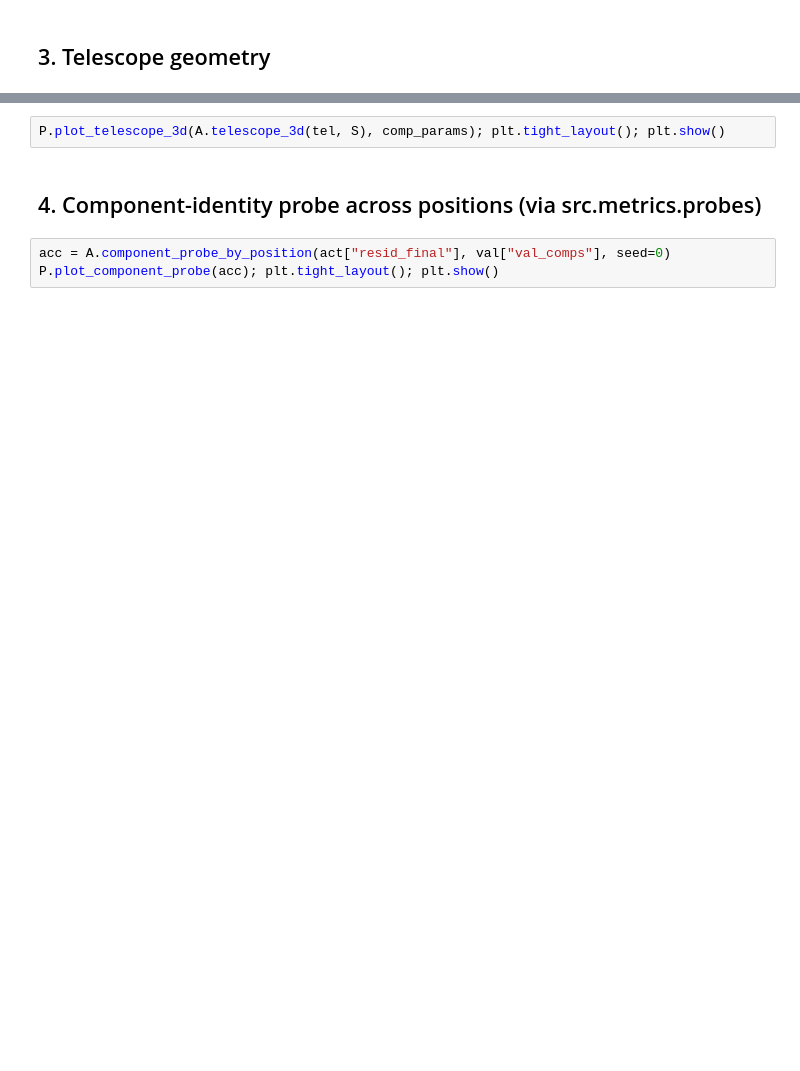
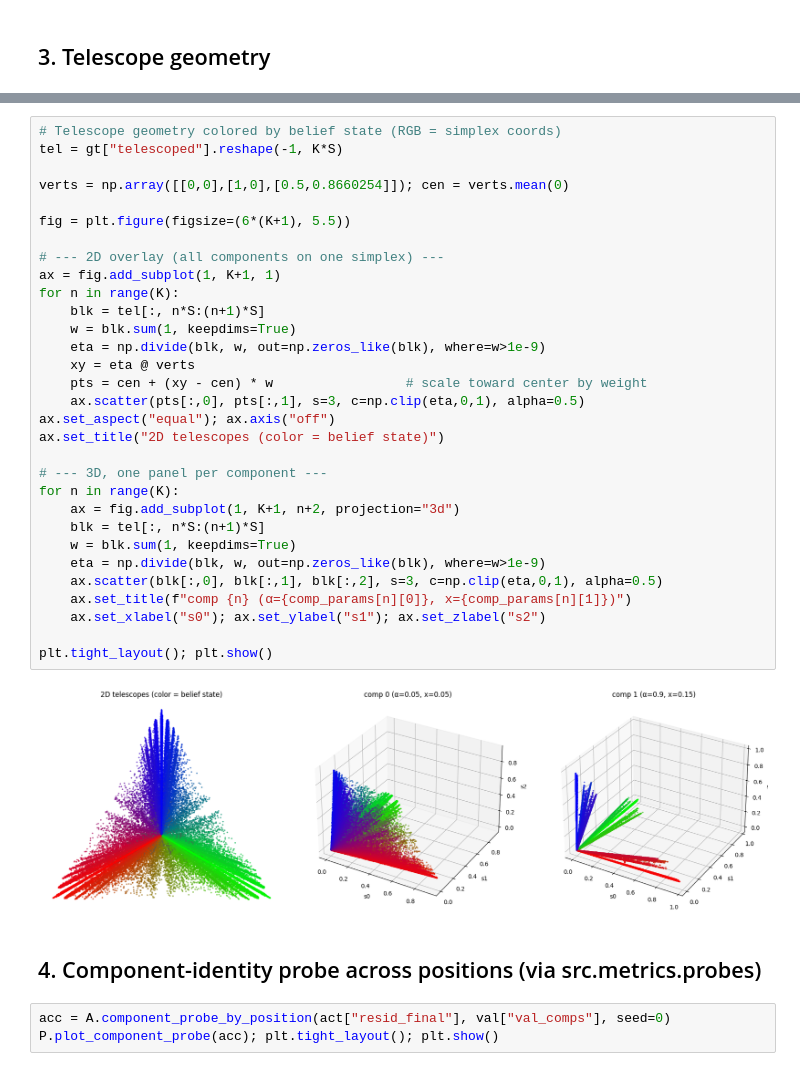
Before and after one commit to andrewjlee0/MATS, a Jupyter notebook: plots/analyze.ipynb, the cells around one changed output, grey strips where cells are left out. Cells and saved outputs as stored; diff of their text form; blank space fills up the shorter version.

Commit message:
updated plots

```diff
--- a/plots/analyze.ipynb
+++ b/plots/analyze.ipynb
@@ -55,5 +64,36 @@ P.plot_telescope_2d(A.telescope_2d(tel, S), comp_params); plt.tight_layout(); pl
 # %%
-P.plot_telescope_3d(A.telescope_3d(tel, S), comp_params); plt.tight_layout(); plt.show()
+# Telescope geometry colored by belief state (RGB = simplex coords)
+tel = gt["telescoped"].reshape(-1, K*S)
+
+verts = np.array([[0,0],[1,0],[0.5,0.8660254]]); cen = verts.mean(0)
+
+fig = plt.figure(figsize=(6*(K+1), 5.5))
+
+# --- 2D overlay (all components on one simplex) ---
+ax = fig.add_subplot(1, K+1, 1)
+for n in range(K):
+    blk = tel[:, n*S:(n+1)*S]
+    w = blk.sum(1, keepdims=True)
+    eta = np.divide(blk, w, out=np.zeros_like(blk), where=w>1e-9)
+    xy = eta @ verts
+    pts = cen + (xy - cen) * w                 # scale toward center by weight
+    ax.scatter(pts[:,0], pts[:,1], s=3, c=np.clip(eta,0,1), alpha=0.5)
+ax.set_aspect("equal"); ax.axis("off")
+ax.set_title("2D telescopes (color = belief state)")
+
+# --- 3D, one panel per component ---
+for n in range(K):
+    ax = fig.add_subplot(1, K+1, n+2, projection="3d")
+    blk = tel[:, n*S:(n+1)*S]
+    w = blk.sum(1, keepdims=True)
+    eta = np.divide(blk, w, out=np.zeros_like(blk), where=w>1e-9)
+    ax.scatter(blk[:,0], blk[:,1], blk[:,2], s=3, c=np.clip(eta,0,1), alpha=0.5)
+    ax.set_title(f"comp {n} (α={comp_params[n][0]}, x={comp_params[n][1]})")
+    ax.set_xlabel("s0"); ax.set_ylabel("s1"); ax.set_zlabel("s2")
+
+plt.tight_layout(); plt.show()
+# %% [output]
+[figure, added]
 # %% [markdown]
 ## 4. Component-identity probe across positions  (via src.metrics.probes)
 # %%
```
Also changed, not shown: parts of 7 cells of this notebook, 3 other files.
